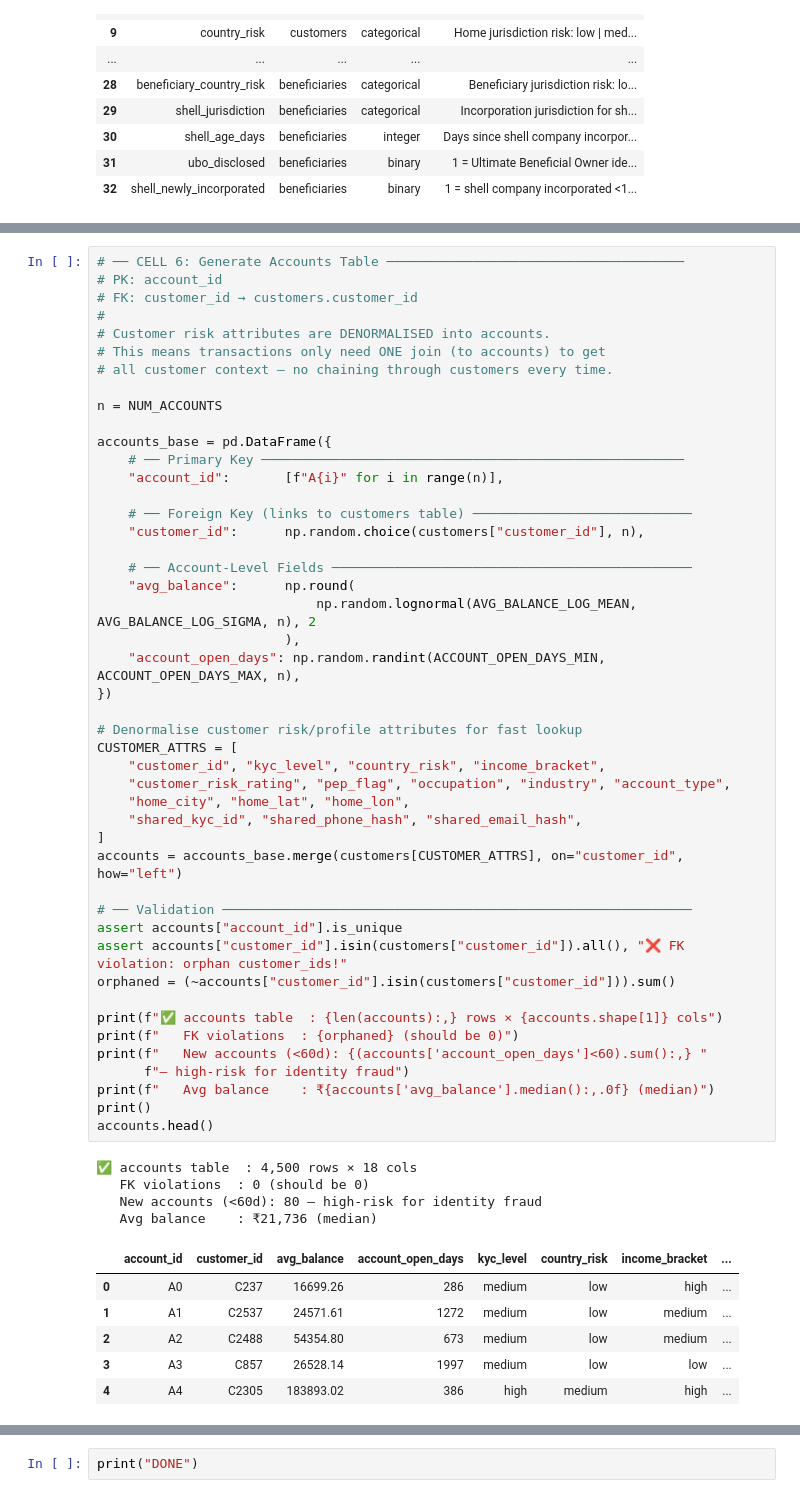
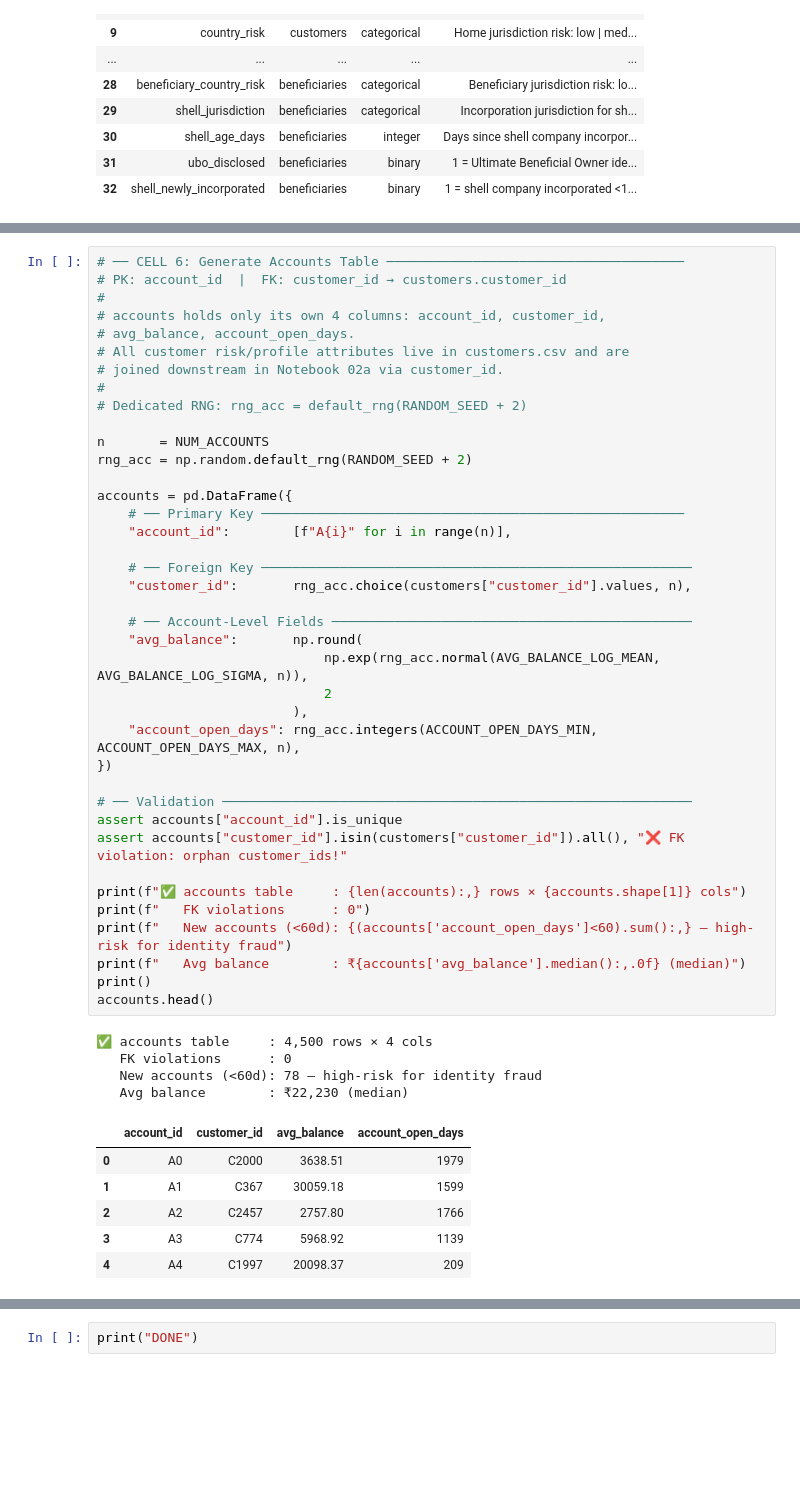
Before and after one commit to gowda-lokesh/smartsentry_aml_model, a Jupyter notebook: 01_customer_generator.ipynb, the cells around one changed output, grey strips where cells are left out. Cells and saved outputs as stored; diff of their text form; blank space fills up the shorter version.

Commit message:
"Added seed values across all the codes, so the proportions do not change and added a markdown to capture the entire code flow"

```diff
--- a/01_customer_generator.ipynb
+++ b/01_customer_generator.ipynb
@@ -406,60 +414,53 @@ high       319
 # %%
 # ── CELL 6: Generate Accounts Table ──────────────────────────────────────
-# PK: account_id
-# FK: customer_id → customers.customer_id
+# PK: account_id  |  FK: customer_id → customers.customer_id
 #
-# Customer risk attributes are DENORMALISED into accounts.
-# This means transactions only need ONE join (to accounts) to get
-# all customer context — no chaining through customers every time.
+# accounts holds only its own 4 columns: account_id, customer_id,
+# avg_balance, account_open_days.
+# All customer risk/profile attributes live in customers.csv and are
+# joined downstream in Notebook 02a via customer_id.
+#
+# Dedicated RNG: rng_acc = default_rng(RANDOM_SEED + 2)
 
-n = NUM_ACCOUNTS
+n       = NUM_ACCOUNTS
+rng_acc = np.random.default_rng(RANDOM_SEED + 2)
 
-accounts_base = pd.DataFrame({
+accounts = pd.DataFrame({
     # ── Primary Key ──────────────────────────────────────────────────────
-    "account_id":       [f"A{i}" for i in range(n)],
+    "account_id":        [f"A{i}" for i in range(n)],
 
-    # ── Foreign Key (links to customers table) ────────────────────────────
-    "customer_id":      np.random.choice(customers["customer_id"], n),
+    # ── Foreign Key ───────────────────────────────────────────────────────
+    "customer_id":       rng_acc.choice(customers["customer_id"].values, n),
 
     # ── Account-Level Fields ──────────────────────────────────────────────
-    "avg_balance":      np.round(
-                            np.random.lognormal(AVG_BALANCE_LOG_MEAN, AVG_BALANCE_LOG_SIGMA, n), 2
-                        ),
-    "account_open_days": np.random.randint(ACCOUNT_OPEN_DAYS_MIN, ACCOUNT_OPEN_DAYS_MAX, n),
+    "avg_balance":       np.round(
+                             np.exp(rng_acc.normal(AVG_BALANCE_LOG_MEAN, AVG_BALANCE_LOG_SIGMA, n)),
+                             2
+                         ),
+    "account_open_days": rng_acc.integers(ACCOUNT_OPEN_DAYS_MIN, ACCOUNT_OPEN_DAYS_MAX, n),
 })
-
-# Denormalise customer risk/profile attributes for fast lookup
-CUSTOMER_ATTRS = [
-    "customer_id", "kyc_level", "country_risk", "income_bracket",
-    "customer_risk_rating", "pep_flag", "occupation", "industry", "account_type",
-    "home_city", "home_lat", "home_lon",
-    "shared_kyc_id", "shared_phone_hash", "shared_email_hash",
-]
-accounts = accounts_base.merge(customers[CUSTOMER_ATTRS], on="customer_id", how="left")
 
 # ── Validation ────────────────────────────────────────────────────────────
 assert accounts["account_id"].is_unique
 assert accounts["customer_id"].isin(customers["customer_id"]).all(), "❌ FK violation: orphan customer_ids!"
-orphaned = (~accounts["customer_id"].isin(customers["customer_id"])).sum()
 
-print(f"✅ accounts table  : {len(accounts):,} rows × {accounts.shape[1]} cols")
-print(f"   FK violations  : {orphaned} (should be 0)")
-print(f"   New accounts (<60d): {(accounts['account_open_days']<60).sum():,} "
-      f"— high-risk for identity fraud")
-print(f"   Avg balance    : ₹{accounts['avg_balance'].median():,.0f} (median)")
+print(f"✅ accounts table     : {len(accounts):,} rows × {accounts.shape[1]} cols")
+print(f"   FK violations      : 0")
+print(f"   New accounts (<60d): {(accounts['account_open_days']<60).sum():,} — high-risk for identity fraud")
+print(f"   Avg balance        : ₹{accounts['avg_balance'].median():,.0f} (median)")
 print()
 accounts.head()
 # %% [output]
-✅ accounts table  : 4,500 rows × 18 cols
-   FK violations  : 0 (should be 0)
-   New accounts (<60d): 80 — high-risk for identity fraud
-   Avg balance    : ₹21,736 (median)
+✅ accounts table     : 4,500 rows × 4 cols
+   FK violations      : 0
+   New accounts (<60d): 78 — high-risk for identity fraud
+   Avg balance        : ₹22,230 (median)
-|  | account_id | customer_id | avg_balance | account_open_days | kyc_level | country_risk | income_bracket | ... |
-| 0 | A0 | C237 | 16699.26 | 286 | medium | low | high | ... |
-| 1 | A1 | C2537 | 24571.61 | 1272 | medium | low | medium | ... |
-| 2 | A2 | C2488 | 54354.80 | 673 | medium | low | medium | ... |
-| 3 | A3 | C857 | 26528.14 | 1997 | medium | low | low | ... |
-| 4 | A4 | C2305 | 183893.02 | 386 | high | medium | high | ... |
+|  | account_id | customer_id | avg_balance | account_open_days |
+| 0 | A0 | C2000 | 3638.51 | 1979 |
+| 1 | A1 | C367 | 30059.18 | 1599 |
+| 2 | A2 | C2457 | 2757.80 | 1766 |
+| 3 | A3 | C774 | 5968.92 | 1139 |
+| 4 | A4 | C1997 | 20098.37 | 209 |
 # %%
 # ── CELL 7: Generate Devices Table ───────────────────────────────────────
 # PK: device_id
```
Also changed, not shown: parts of 13 cells of this notebook, 6 other files.
